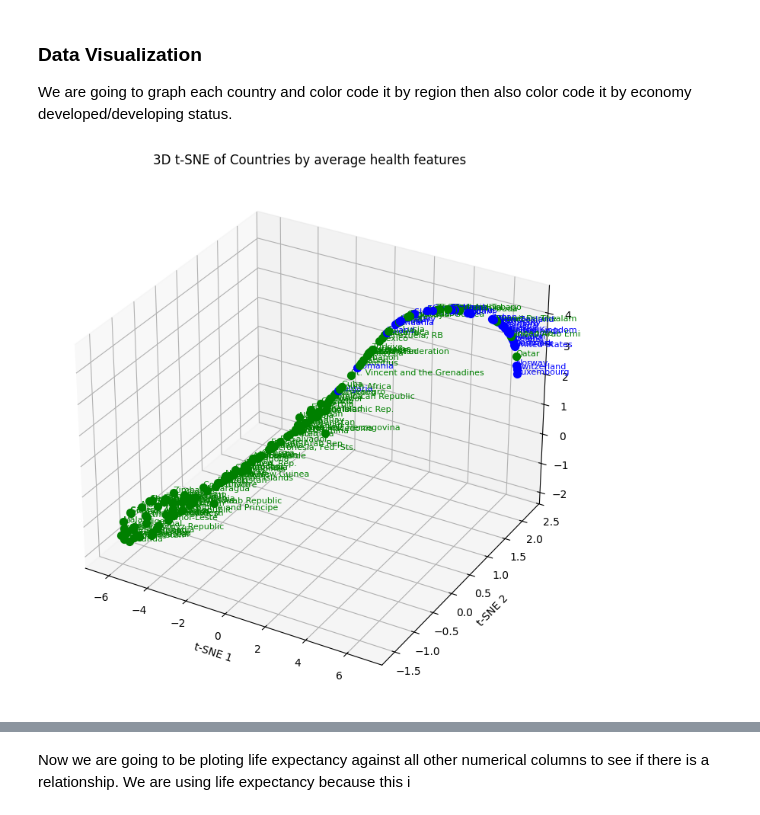
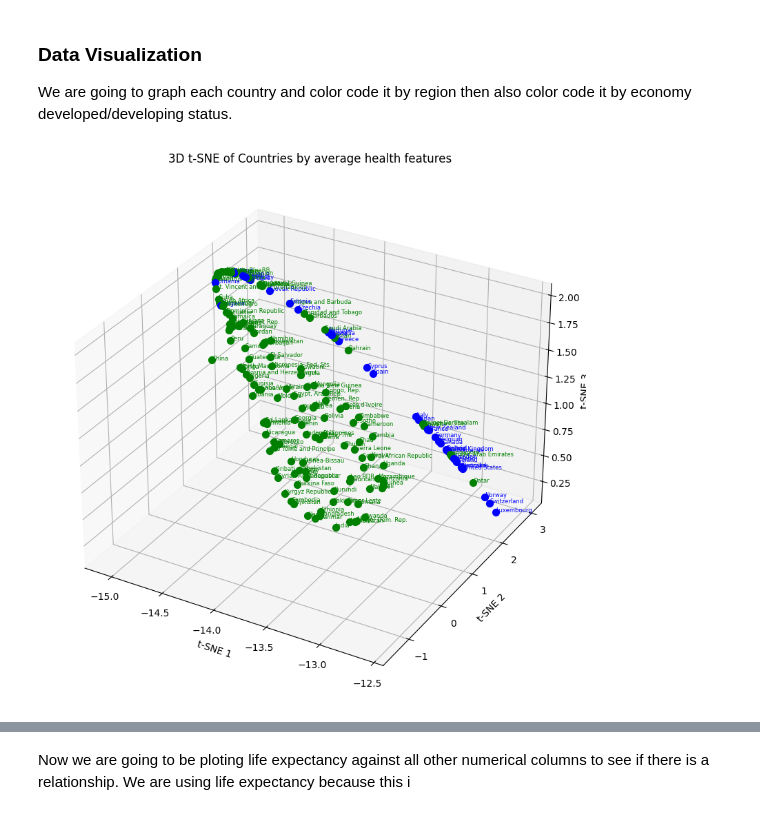
Before and after one commit to GaelGil/notebooks, a Jupyter notebook: who_life_expectancy/who_life_expectancy.ipynb, the cells around one changed output, grey strips where cells are left out. Drawn from its saved outputs; the diff is of its cells as text; code cells hidden in the pictures.

```diff
--- a/who_life_expectancy/who_life_expectancy.ipynb
+++ b/who_life_expectancy/who_life_expectancy.ipynb
@@ -155,23 +152,23 @@ safe_perplexity = min(30, (n_samples - 1) // 3)
 # %%
-tsne = TSNE(n_components=3, random_state=42, perplexity=5)
+tsne = TSNE(n_components=3, random_state=42, perplexity=100)
 X_tsne = tsne.fit_transform(X)
 # %%
-fig = plt.figure(figsize=(12, 9))
+fig = plt.figure(figsize=(10, 10))
 ax = fig.add_subplot(111, projection='3d')
 cmap = {1: 'blue', 0: 'green'}
 
-for i in range(n_samples):
+for i in range(X.shape[0]):
     x, y, z = X_tsne[i]
     country = countries.iloc[i]
     color = cmap[int(X.economy_status_developed.iloc[i])]
     ax.scatter(x, y, z, c=color, s=50)
-    ax.text(x, y, z, country, fontsize=8, color=color)
+    ax.text(x, y, z, country, fontsize=6, color=color)
 
 ax.set_xlabel("t-SNE 1")
 ax.set_ylabel("t-SNE 2")
 ax.set_zlabel("t-SNE 3")
 ax.set_title("3D t-SNE of Countries by average health features")
 plt.show()
 plt.show()
 # %% [output]
-[figure, old version]
+[figure, new version]
```
Also changed, not shown: parts of 4 cells of this notebook.
